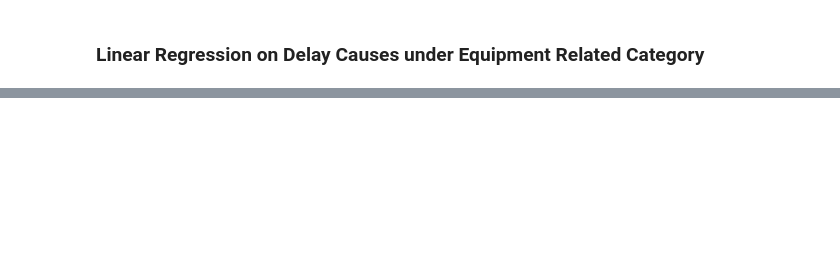
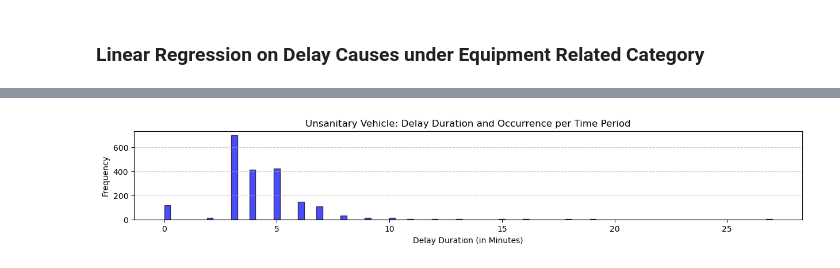
Before and after one commit to emem83/TTC-Delay-Dataset, a Jupyter notebook: TTC_Delay_Dataset_EDA.ipynb, the cells around one changed output, grey strips where cells are left out. Cells and saved outputs as stored; diff of their text form; code cells hidden in the pictures; blank space fills up the shorter version.

```diff
--- a/TTC_Delay_Dataset_EDA.ipynb
+++ b/TTC_Delay_Dataset_EDA.ipynb
@@ -832,0 +717,5 @@ plt.show()
+# %%
+create_histogram(delay_cause = Unsanitary_Vehicle,
+                 title = 'Unsanitary Vehicle: Delay Duration and Occurrence per Time Period')
+# %% [output]
+[figure, added]
```
Also changed, not shown: parts of 30 cells of this notebook.
